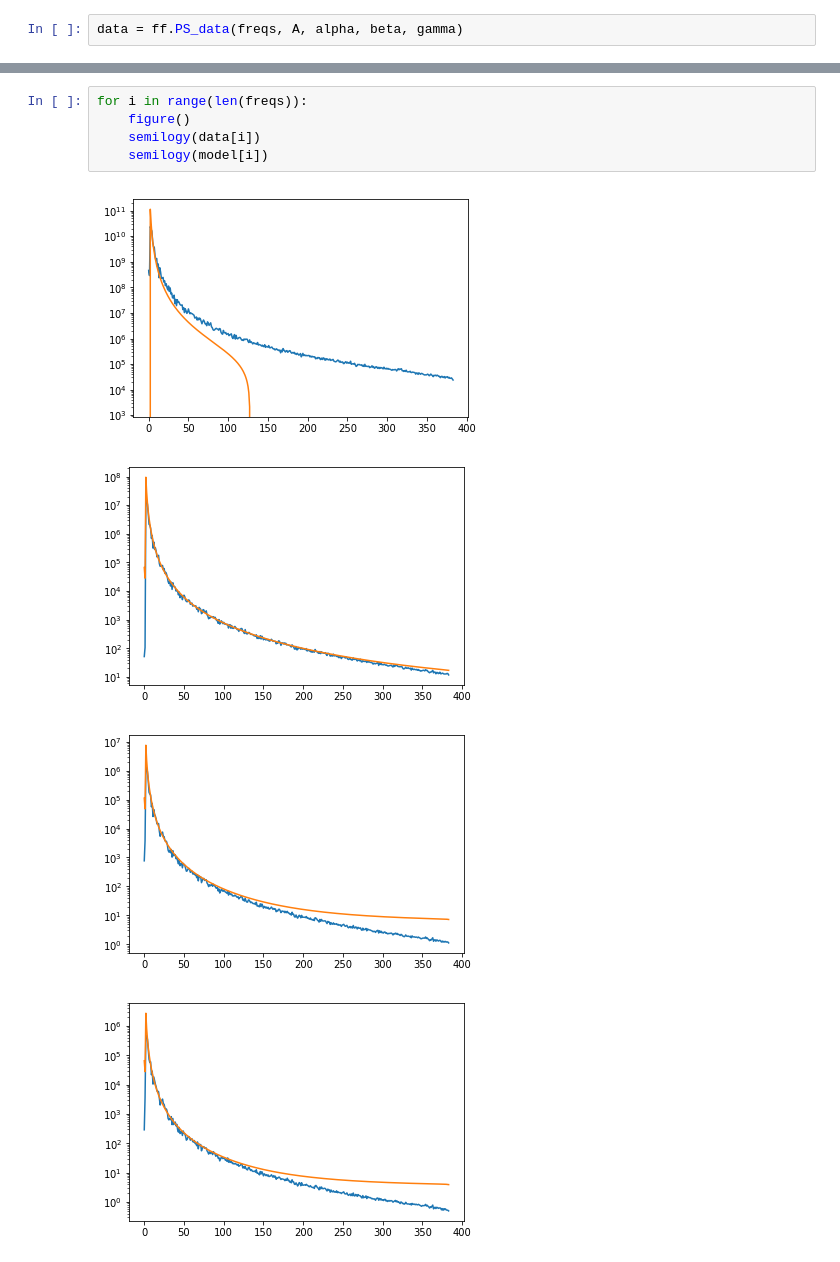
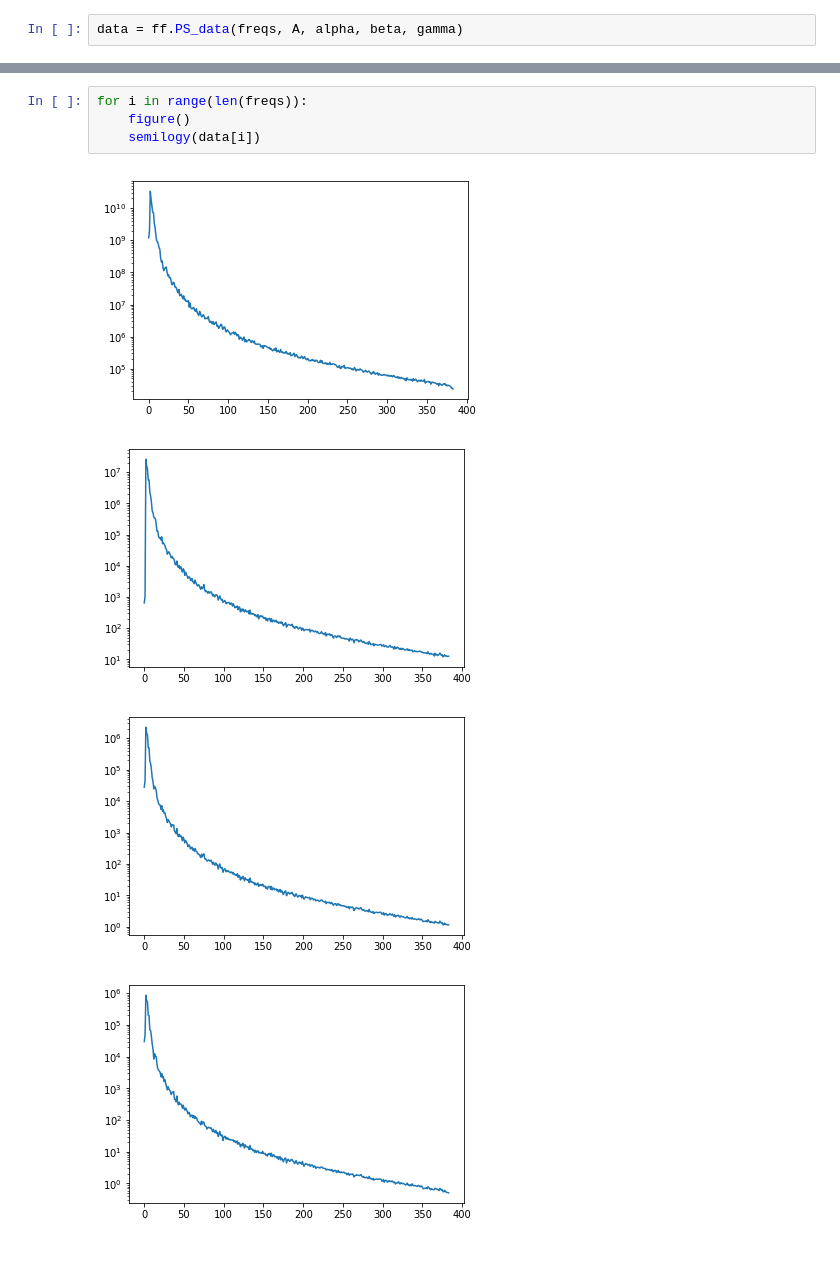
Before and after one commit to acwgough/foreground_moments, a Jupyter notebook: 2019-08-08 notes on the model.ipynb, the cells around one changed output, grey strips where cells are left out. Saved outputs shown, nothing was run; the diff lists cells and outputs as text.

```diff
--- a/2019-08-08 notes on the model.ipynb
+++ b/2019-08-08 notes on the model.ipynb
@@ -77,10 +71,9 @@ print(time.time()-start)
 # %%
 for i in range(len(freqs)):
     figure()
     semilogy(data[i])
-    semilogy(model[i])
 # %% [output]
-[figure, old version]
+[figure, new version]
-[figure, old version]
+[figure, new version]
-[figure, old version]
+[figure, new version]
-[figure, old version]
+[figure, new version]
```
Also changed, not shown: parts of 3 cells of this notebook, 1 other file.
